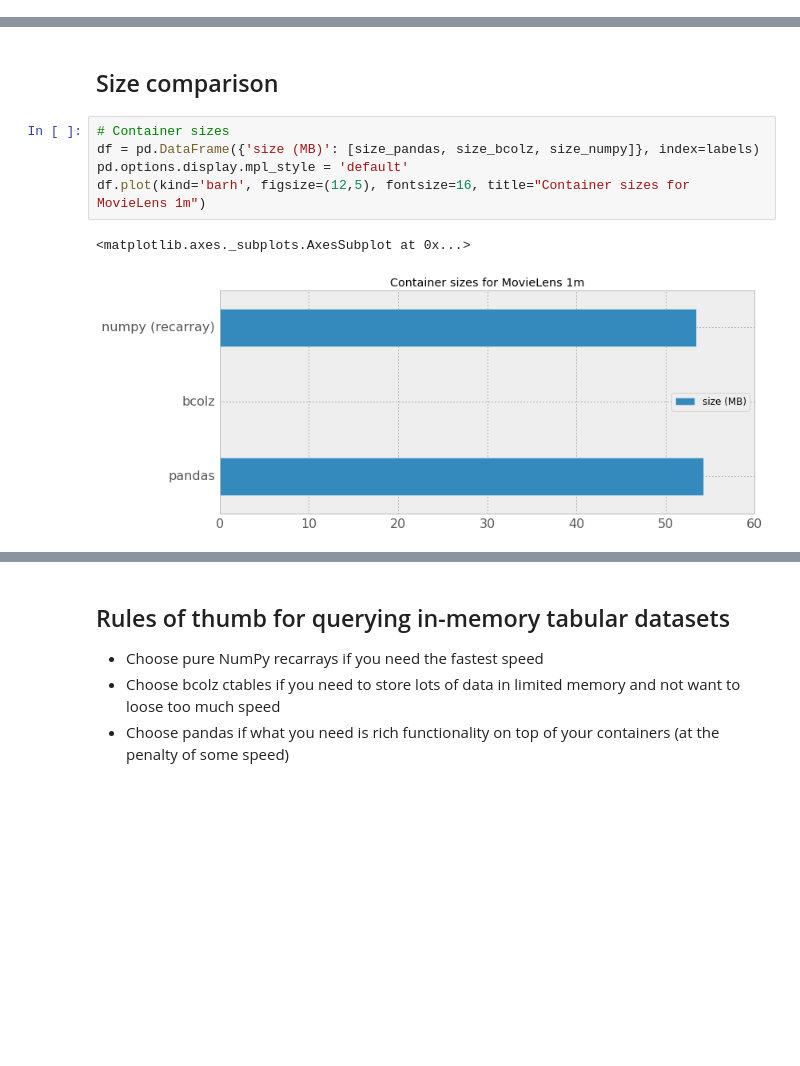
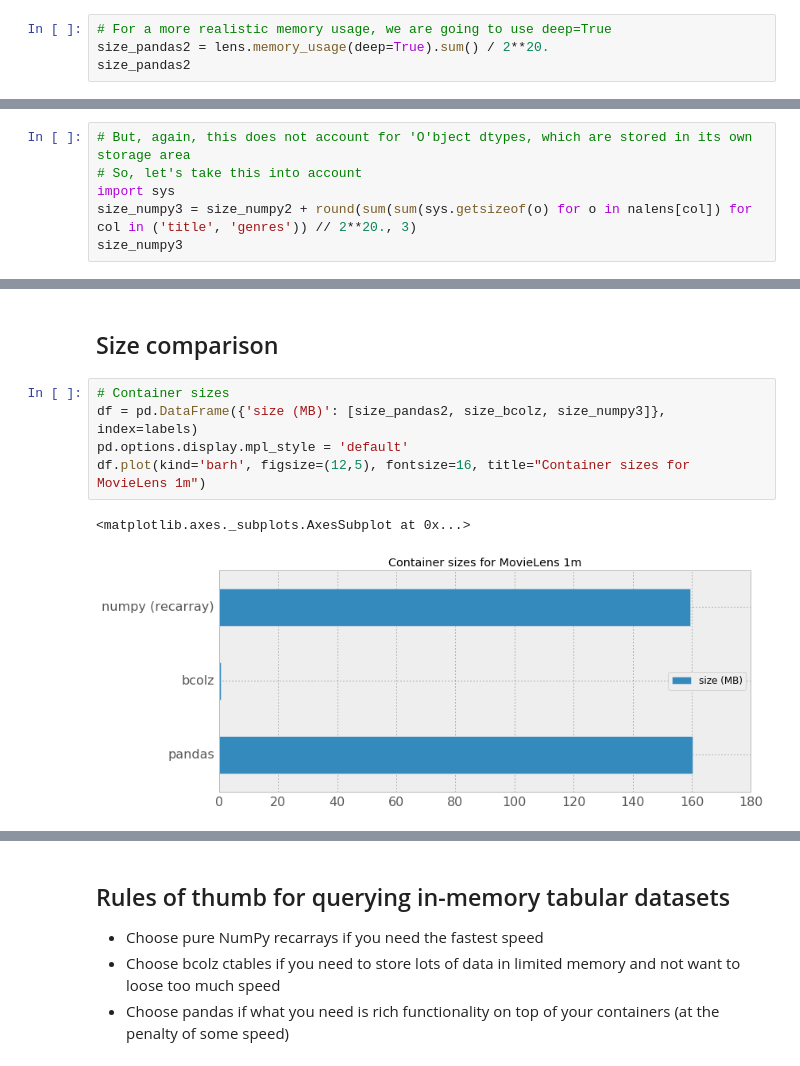
Before and after one commit to FrancescAlted/DataContainersTutorials, a Jupyter notebook: 3-In-Memory-Tables.ipynb, the cells around one changed output, grey strips where cells are left out. Cells and saved outputs as stored; diff of their text form; blank space fills up the shorter version.

```diff
--- a/3-In-Memory-Tables.ipynb
+++ b/3-In-Memory-Tables.ipynb
@@ -67,0 +97,4 @@ In [8] used 0.012 MiB RAM in 0.009s, peaked 0.000 MiB above current, total RAM u
+# %%
+# For a more realistic memory usage, we are going to use deep=True
+size_pandas2 = lens.memory_usage(deep=True).sum() / 2**20.
+size_pandas2
@@ -213,0 +247,6 @@ In [25] used 0.004 MiB RAM in 0.003s, peaked 0.000 MiB above current, total RAM
+# %%
+# But, again, this does not account for 'O'bject dtypes, which are stored in its own storage area
+# So, let's take this into account
+import sys
+size_numpy3 = size_numpy2 + round(sum(sum(sys.getsizeof(o) for o in nalens[col]) for col in ('title', 'genres')) // 2**20., 3)
+size_numpy3
@@ -252,9 +290,9 @@ In [29] used 6.547 MiB RAM in 0.642s, peaked 0.000 MiB above current, total RAM
 ## Size comparison
 # %%
 # Container sizes
-df = pd.DataFrame({'size (MB)': [size_pandas, size_bcolz, size_numpy]}, index=labels)
+df = pd.DataFrame({'size (MB)': [size_pandas2, size_bcolz, size_numpy3]}, index=labels)
 pd.options.display.mpl_style = 'default'
 df.plot(kind='barh', figsize=(12,5), fontsize=16, title="Container sizes for MovieLens 1m")
 # %% [output]
 <matplotlib.axes._subplots.AxesSubplot at 0x...>
-[figure, old version]
+[figure, new version]
```
Also changed, not shown: parts of 40 cells of this notebook, 2 other files.
